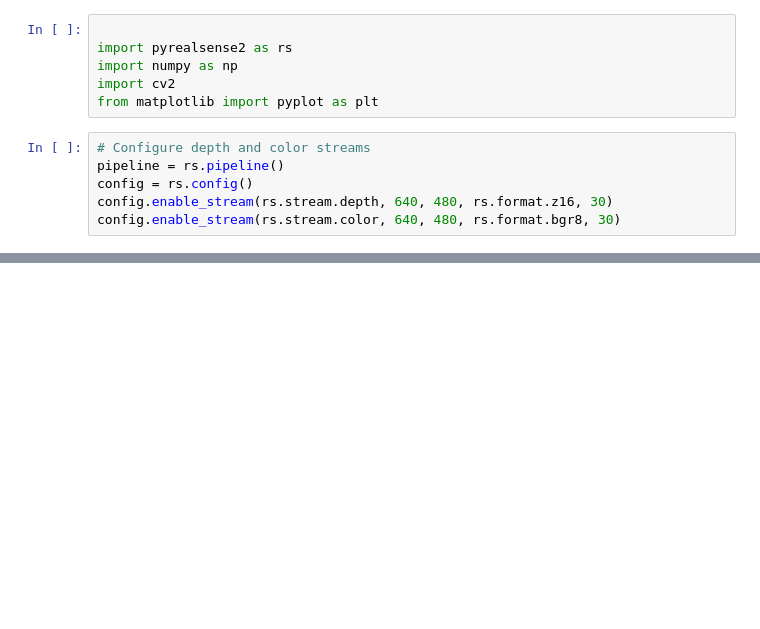
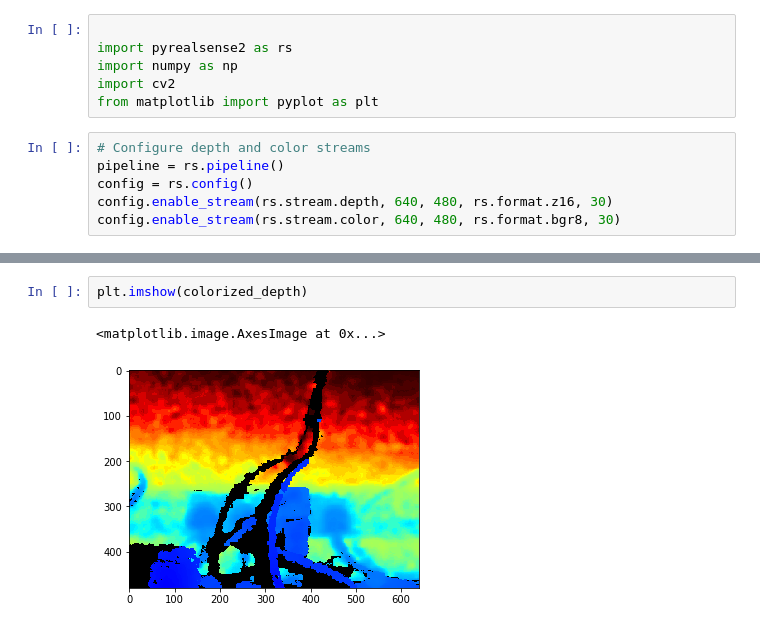
Before and after one commit to ongchinkiat/realsense-d435, a Jupyter notebook: d435.ipynb, the cells around one changed output, grey strips where cells are left out. Saved outputs shown, nothing was run; the diff lists cells and outputs as text; blank space fills up the shorter version.

```diff
--- a/d435.ipynb
+++ b/d435.ipynb
@@ -56,0 +62,5 @@ plt.show()
+# %%
+plt.imshow(colorized_depth)
+# %% [output]
+<matplotlib.image.AxesImage at 0x...>
+[figure, added]
```
Also changed, not shown: parts of 2 cells of this notebook, 1 other file.
